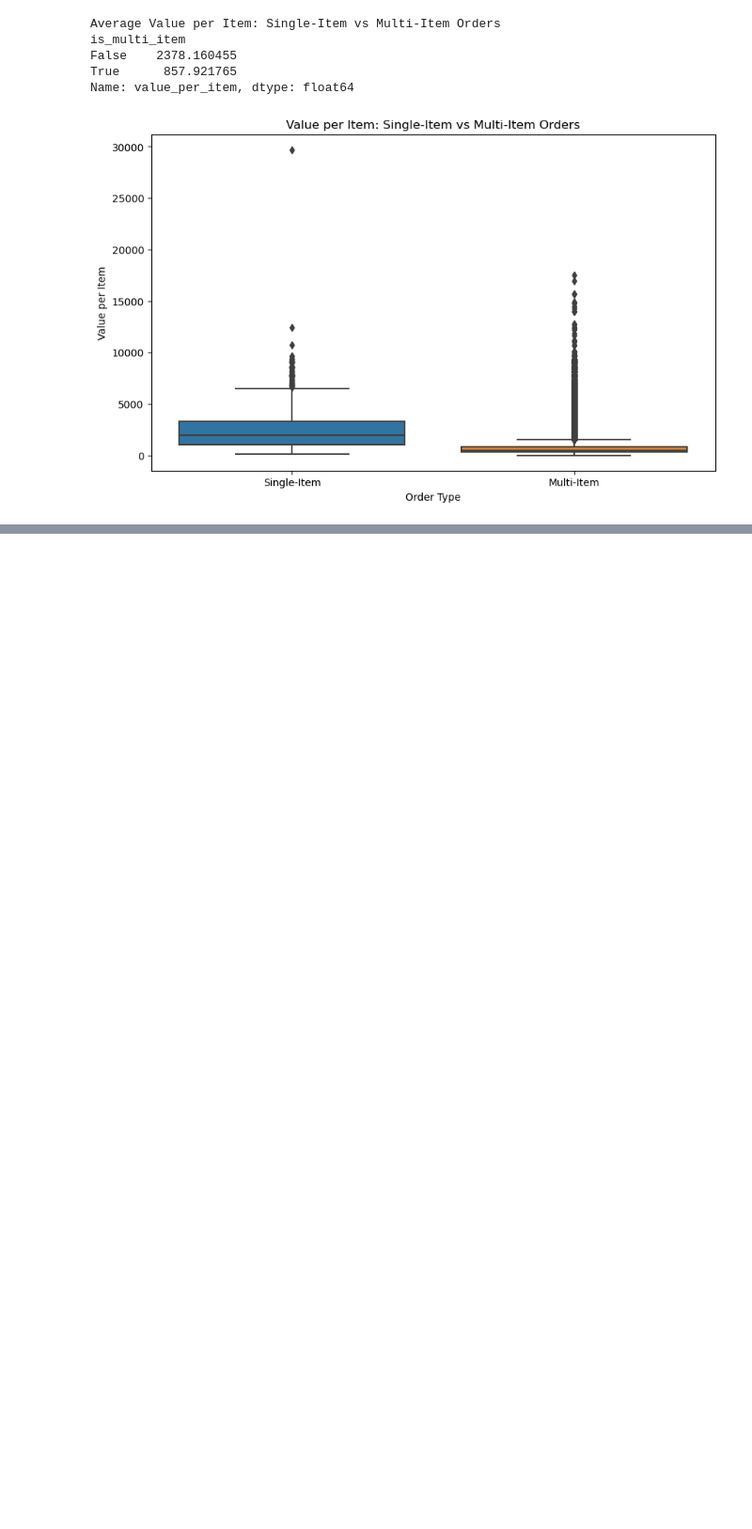
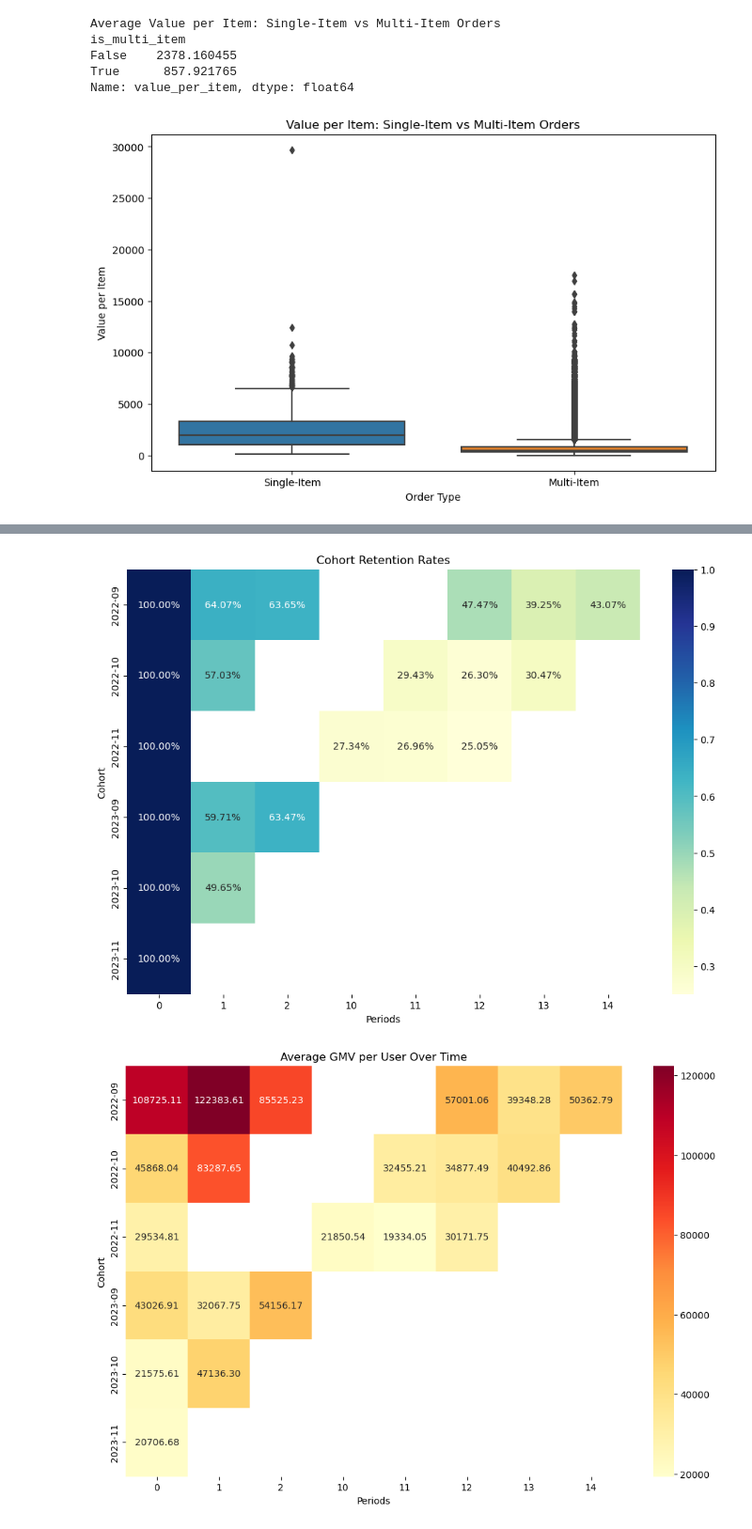
Before and after one commit to Ayush-mishra-0-0/AC, a Jupyter notebook: main.ipynb, the cells around one changed output, grey strips where cells are left out. Shown at 94% size. Saved outputs shown, nothing was run; the diff lists cells and outputs as text; code cells hidden in the pictures; blank space fills up the shorter version.

```diff
--- a/main.ipynb
+++ b/main.ipynb
@@ -1457,0 +1476,3 @@ Name: value_per_item, dtype: float64
+# %%
+df= pd.read_csv('data.csv')
+df.head(5)
@@ -1457,0 +1486,47 @@ Name: value_per_item, dtype: float64
+# %%
+df['order_date'] = pd.to_datetime(df['order_date'])
+
+# Create cohorts based on the first purchase date of customers
+df['cohort'] = df.groupby('user_id')['order_date'].transform('min').dt.to_period('M')
+
+# Calculate the number of periods since first purchase
+df['periods'] = (df['order_date'].dt.to_period('M') - df['cohort']).apply(lambda x: x.n)
+
+# Create a cohort table
+cohort_table = df.groupby(['cohort', 'periods']).agg({'user_id': pd.Series.nunique}).reset_index()
+cohort_table = cohort_table.pivot(index='cohort', columns='periods', values='user_id')
+
+# Calculate retention rates
+cohort_sizes = cohort_table.iloc[:, 0]
+retention_table = cohort_table.divide(cohort_sizes, axis=0)
+
+# Plot the retention rates heatmap
+plt.figure(figsize=(12, 8))
+sns.heatmap(retention_table, annot=True, cmap='YlGnBu', fmt='.2%')
+plt.title('Cohort Retention Rates')
+plt.xlabel('Periods')
+plt.ylabel('Cohort')
+plt.show()
+
+# Analyze purchasing behavior
+df['total_gmv'] = df['quantity'] * df['placed_gmv']
+cohort_gmv = df.groupby(['cohort', 'periods'])['total_gmv'].sum().unstack()
+
+# Plot average GMV per user over time
+avg_gmv_per_user = cohort_gmv.divide(cohort_table)
+plt.figure(figsize=(12, 8))
+sns.heatmap(avg_gmv_per_user, annot=True, cmap='YlOrRd', fmt='.2f')
+plt.title('Average GMV per User Over Time')
+plt.xlabel('Periods')
+plt.ylabel('Cohort')
+plt.show()
+
+# Print summary statistics
+print(cohort_table.describe())
+print("\nRetention Rates:")
+print(retention_table.mean())
+print("\nAverage GMV per User:")
+print(avg_gmv_per_user.mean())
+# %% [output]
+[figure, added]
+[figure, added]
```
Also changed, not shown: parts of 15 cells of this notebook, 17 other files.
